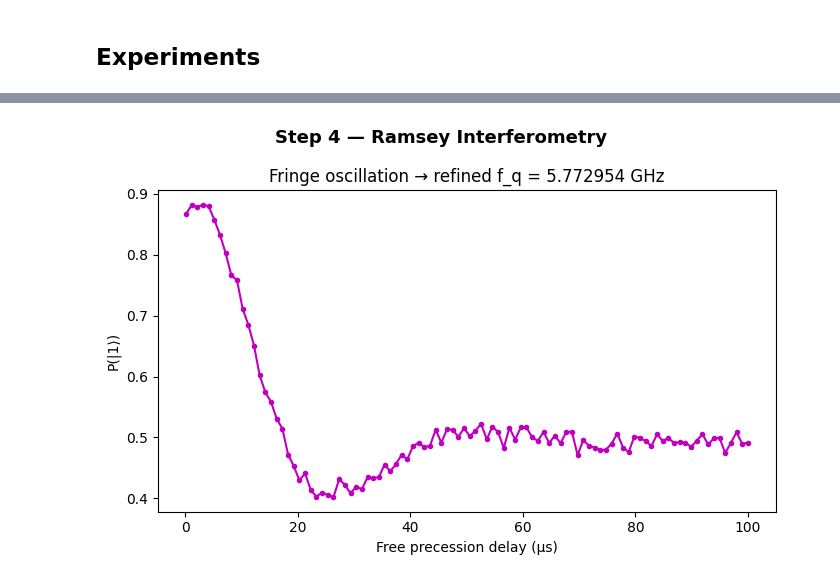
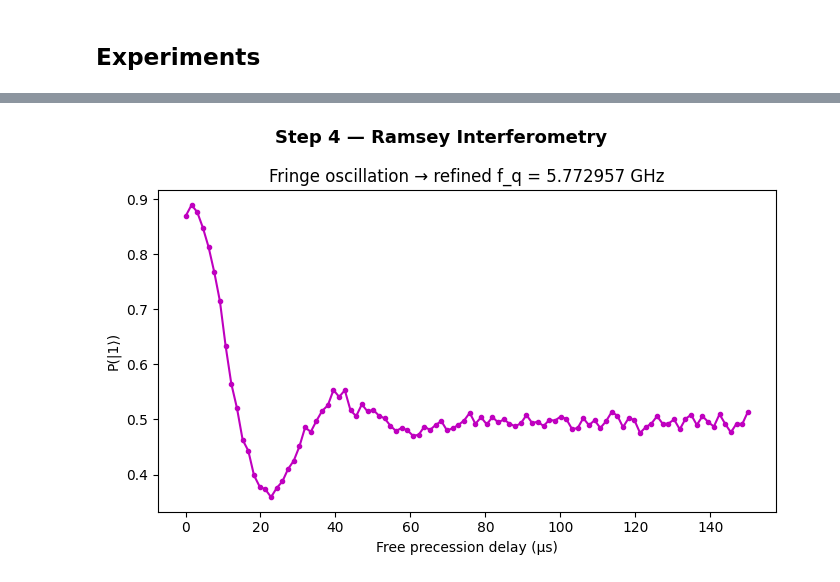
Before and after one commit to bhumikatanikonda/ZturingMachine, a Jupyter notebook: preparatory tasks.ipynb, the cells around one changed output, grey strips where cells are left out. Saved outputs shown, nothing was run; the diff lists cells and outputs as text; code cells hidden in the pictures.

```diff
--- a/preparatory tasks.ipynb
+++ b/preparatory tasks.ipynb
@@ -299,7 +299,7 @@ def qubit_spectroscopy(
             exp = make_rabi_experiment(q0_loneq, drive_freq=f, pulse_length=pulse_length)
         elif fit_type == "lorentzian":
             exp = make_spec_experiment(q0_loneq, drive_freq=f, pulse_length=pulse_length)
-        exp = make_rabi_experiment(q0_loneq, drive_freq=f, pulse_length=pulse_length)
+
         t, wave = get_drive_waveform(session, device_setup, q0_loneq, exp, pulse_length)
 
         virtual_qubit.reset()
@@ -639,7 +635,7 @@ evolve_times, P1, f_measured, f_q_precise = ramsey(
     amp_pi2=amp_pi2,
     detuning = 1e6,
     evolve_start = 0.1e-6,
-    evolve_stop = 100e-6,
+    evolve_stop = 150e-6,
     n_points = 100,
     shots = 2000,
     pulse_length = 100e-9
@@ -676 +672 @@ plt.show()
-[figure, old version]
+[figure, new version]
```
Also changed, not shown: parts of 6 cells of this notebook.
